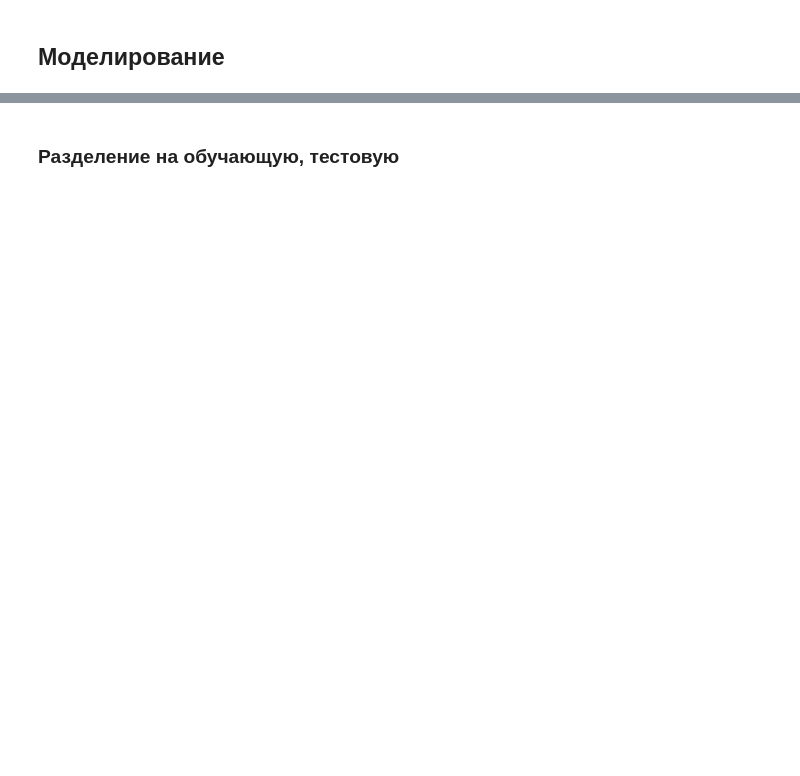
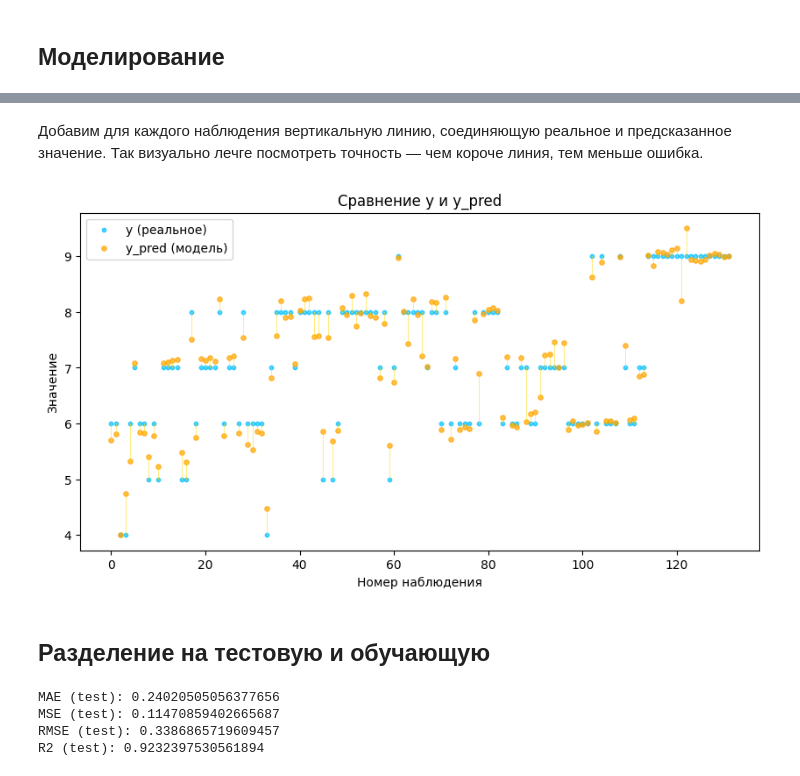
Before and after one commit to kvikik/MMO, a Jupyter notebook: Практика_2.ipynb, the cells around one changed output, grey strips where cells are left out. Drawn from its saved outputs; the diff is of its cells as text; code cells hidden in the pictures; blank space fills up the shorter version.

```diff
--- a/Практика_2.ipynb
+++ b/Практика_2.ipynb
@@ -258,2 +207,20 @@ model2 = LinearRegression() # модель задачи 2
+# %% [markdown]
+Добавим для каждого наблюдения вертикальную линию, соединяющую реальное и предсказанное значение. Так визуально лечге посмотреть точность — чем короче линия, тем меньше ошибка.
+# %%
+plt.figure(figsize=(10,5))
+plt.scatter(range(len(y)), y, s=10, color='deepskyblue', label='y (реальное)', alpha=0.7)
+plt.scatter(range(len(y)), preds, s=15, color='orange', label='y_pred (модель)', alpha=0.7)
+
+# Добавляем соединяющие линии между каждой парой реальное-прогноз
+for i in range(len(y)):
+    plt.plot([i, i], [y.iloc[i], preds[i]], color='gold', alpha=0.5, linewidth=0.7)
+
+plt.title('Сравнение y и y_pred')
+plt.xlabel('Номер наблюдения')
+plt.ylabel('Значение')
+plt.legend()
+plt.show()
+# %% [output]
+[figure, added]
 # %% [markdown]
-### Разделение на обучающую, тестовую
+## Разделение на тестовую и обучающую
@@ -263,0 +227,26 @@ X_train, X_test, y_train, y_test = train_test_split(X_scaled, y, test_size=0.2,
+# %%
+# Разделяем данные: 70% — обучение, 30% — тест
+X_train, X_test, y_train, y_test = train_test_split(X, y, test_size=0.3, random_state=42)
+
+# Обучение модели на training
+model = LinearRegression()
+model.fit(X_train, y_train)
+
+# Предсказания: test
+y_pred = model.predict(X_test)
+
+# Метрики для тестовой выборки
+mae = mean_absolute_error(y_test, y_pred)
+mse = mean_squared_error(y_test, y_pred)
+rmse = mse ** 0.5
+r2 = r2_score(y_test, y_pred)
+
+print('MAE (test):', mae)
+print('MSE (test):', mse)
+print('RMSE (test):', rmse)
+print('R2 (test):', r2)
+# %% [output]
+MAE (test): 0.24020505056377656
+MSE (test): 0.11470859402665687
+RMSE (test): 0.3386865719609457
+R2 (test): 0.9232397530561894
```
Also changed, not shown: parts of 24 cells of this notebook.
